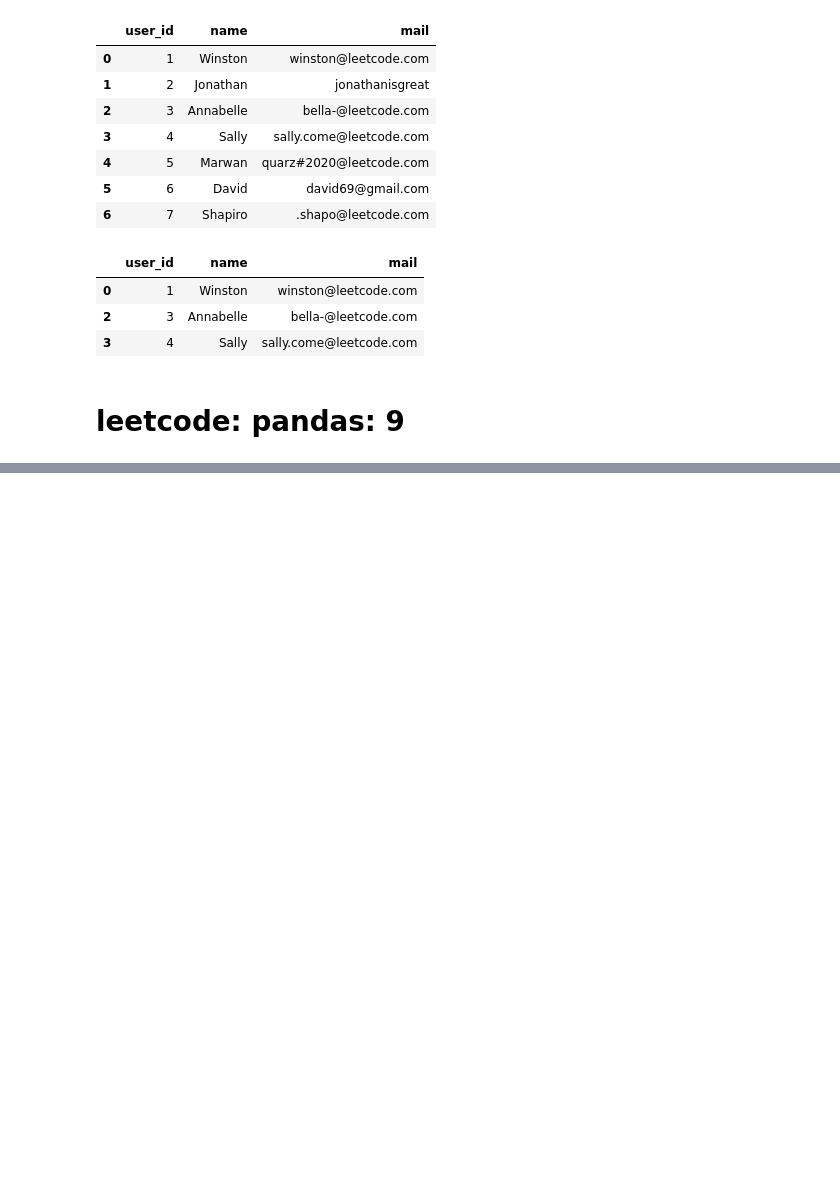
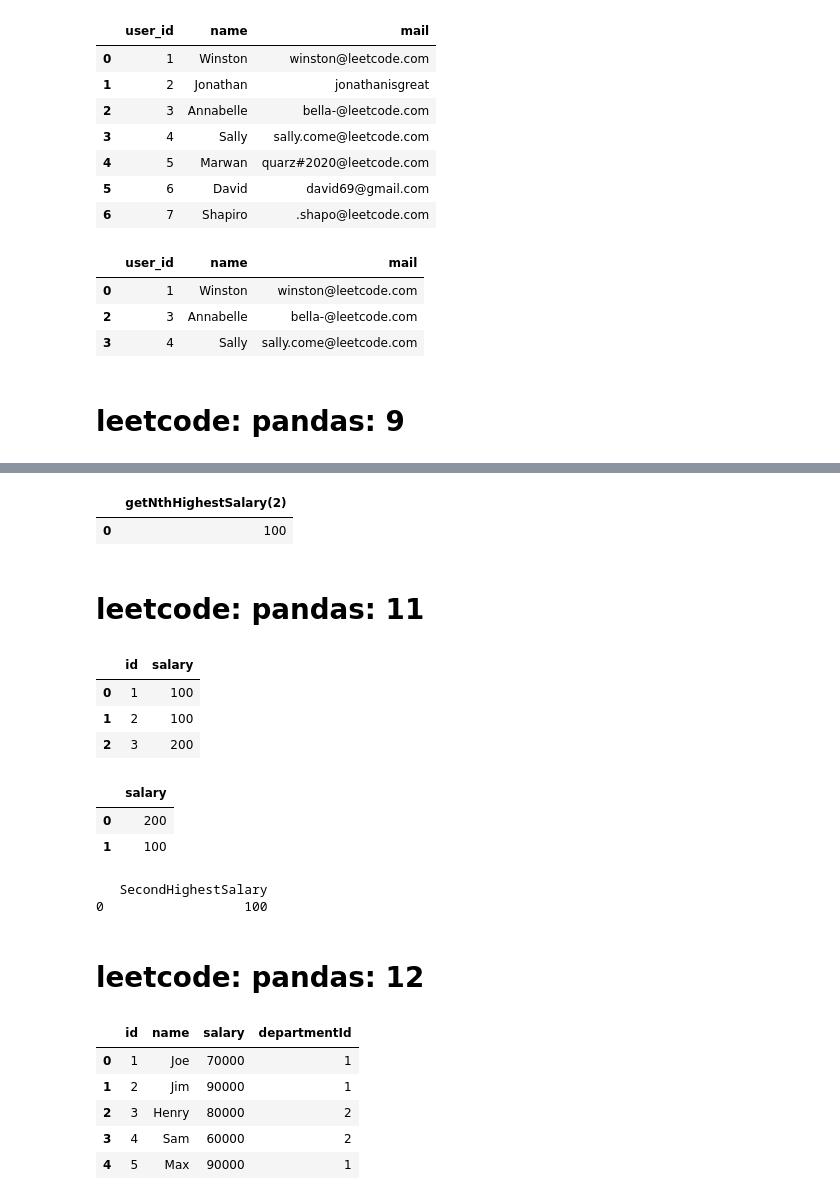
Before and after one commit to pinbooll/ML, a Jupyter notebook: crs/pandas_train.ipynb, the cells around one changed output, grey strips where cells are left out. Drawn from its saved outputs; the diff is of its cells as text; code cells hidden in the pictures; blank space fills up the shorter version.

Commit message:
leetcode train pandas

```diff
--- a/crs/pandas_train.ipynb
+++ b/crs/pandas_train.ipynb
@@ -286,0 +330,34 @@ result
+# %%
+nth_highest_salary(employee=employee, N=2)
+# %% [output]
+|  | getNthHighestSalary(2) |
+| 0 | 100 |
+# %% [markdown]
+# leetcode: pandas: 11
+# %%
+data = [[1, 100], [2, 100], [3, 200]]
+employee = pd.DataFrame(data, columns=['id', 'salary']).astype({'id':'int64', 'salary':'int64'})
+employee
+# %% [output]
+|  | id | salary |
+| 0 | 1 | 100 |
+| 1 | 2 | 100 |
+| 2 | 3 | 200 |
+# %%
+employee['salary'].sort_values(ascending=False).reset_index().drop(columns=['index']).drop_duplicates()
+# %% [output]
+|  | salary |
+| 0 | 200 |
+| 1 | 100 |
+# %%
+if len(employee['salary'].drop_duplicates()) >= 2:
+    result = employee['salary'].sort_values(ascending=False).reset_index().drop(columns=['index']).drop_duplicates().iloc[1].values
+    result = pd.DataFrame(data=result, columns=['SecondHighestSalary'])
+    print(result)
+else:
+    result = pd.DataFrame(data=[None], columns=['SecondHighestSalary'])
+# %% [output]
+   SecondHighestSalary
+0                  100
+# %% [markdown]
+# leetcode: pandas: 12
@@ -286,0 +369,9 @@ result
+# %%
+employee
+# %% [output]
+|  | id | name | salary | departmentId |
+| 0 | 1 | Joe | 70000 | 1 |
+| 1 | 2 | Jim | 90000 | 1 |
+| 2 | 3 | Henry | 80000 | 2 |
+| 3 | 4 | Sam | 60000 | 2 |
+| 4 | 5 | Max | 90000 | 1 |
```
Also changed, not shown: parts of 15 cells of this notebook.
